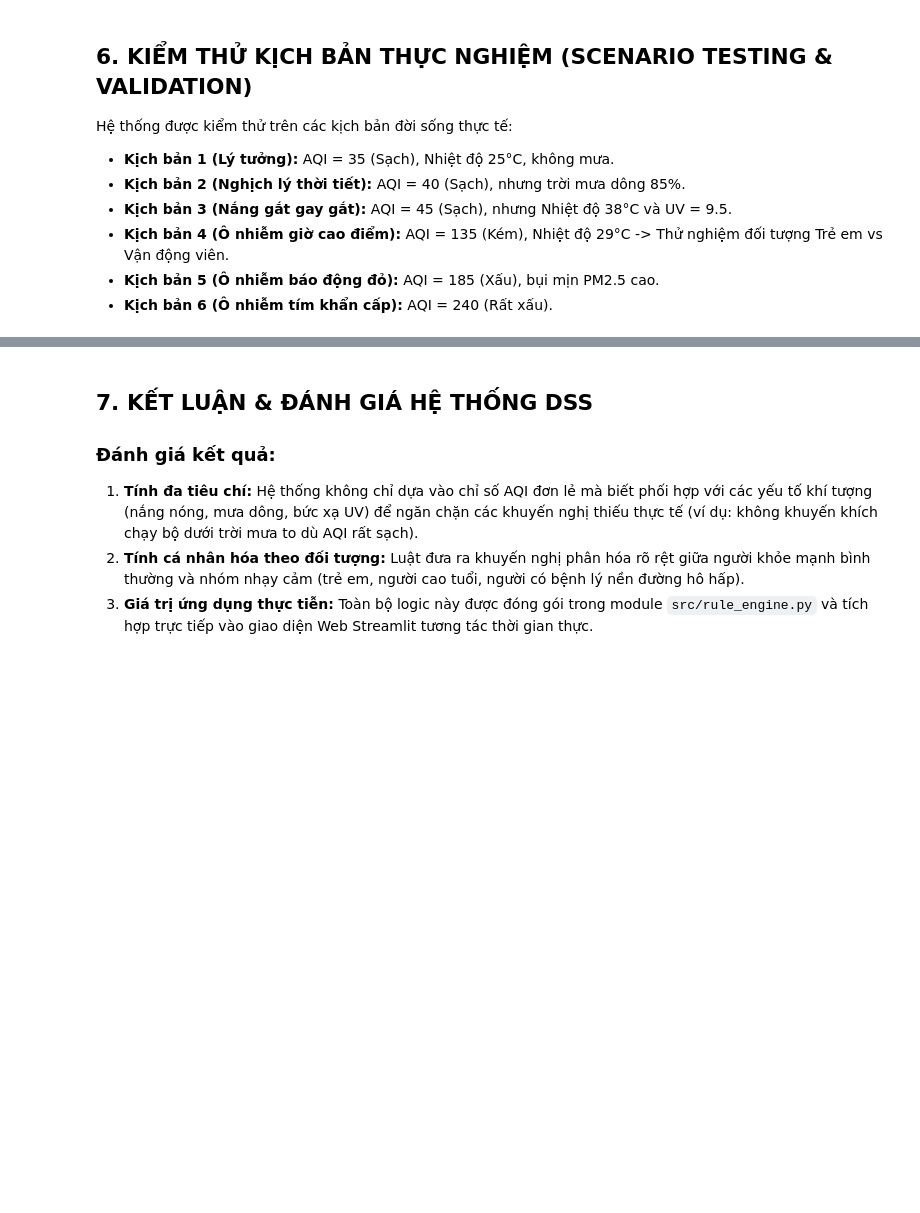
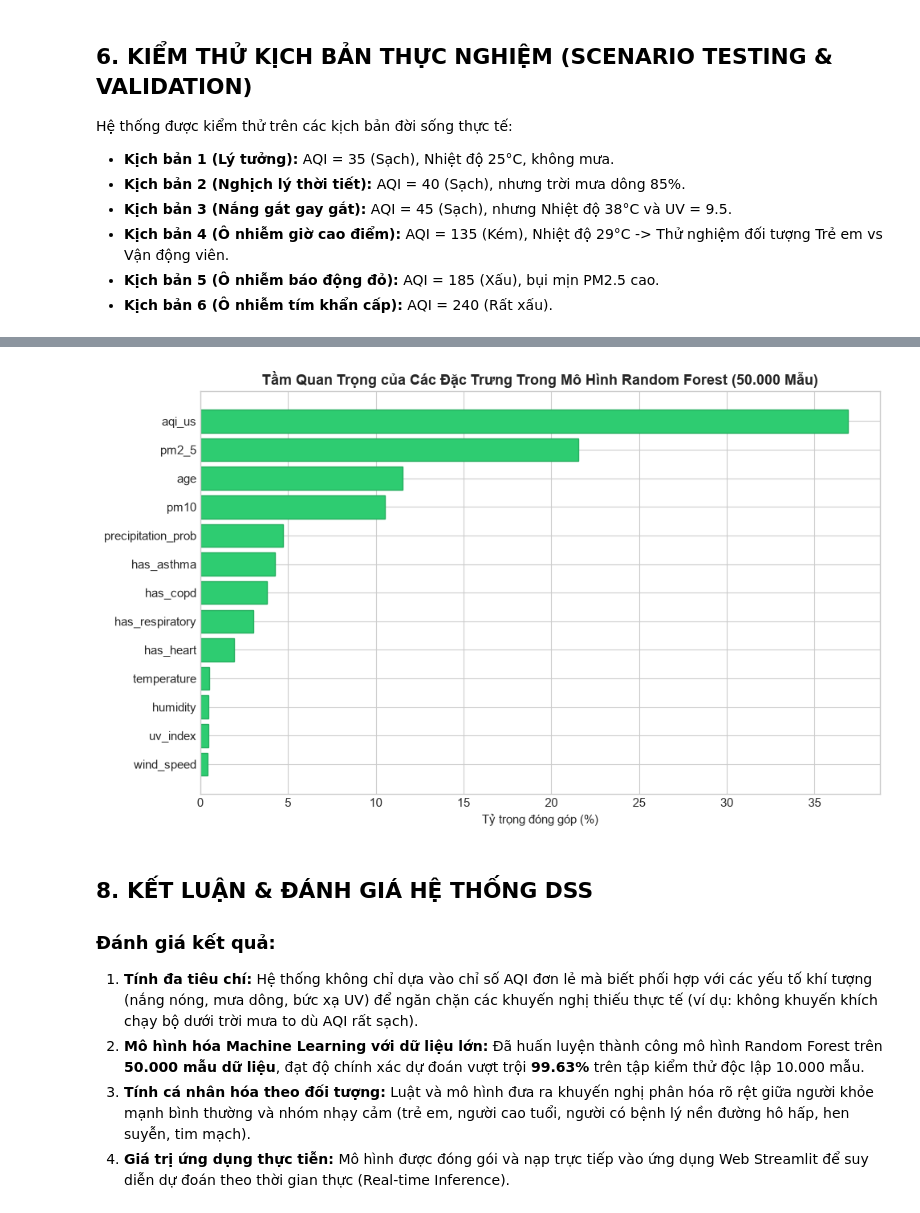
Before and after one commit to hoangwinbay/solar-energy, a Jupyter notebook: notebooks/air_quality_dss_analysis.ipynb, the cells around one changed output, grey strips where cells are left out. Drawn from its saved outputs; the diff is of its cells as text; code cells hidden in the pictures; blank space fills up the shorter version.

Commit message:
feat: cap nhat giao dien bang khuyen nghi, tich hop mo hinh Random Forest 50k mau va file khoi chay

```diff
--- a/notebooks/air_quality_dss_analysis.ipynb
+++ b/notebooks/air_quality_dss_analysis.ipynb
@@ -260,7 +308,24 @@ results_df
+# %%
+# Biểu đồ tầm quan trọng của các đặc trưng (Feature Importance)
+importances = rf_model.feature_importances_
+feat_df = pd.DataFrame({
+    'Feature': feature_cols,
+    'Importance (%)': importances * 100
+}).sort_values('Importance (%)', ascending=True)
+
+plt.figure(figsize=(10, 6))
+plt.barh(feat_df['Feature'], feat_df['Importance (%)'], color='#2ecc71', edgecolor='#27ae60')
+plt.title('Tầm Quan Trọng của Các Đặc Trưng Trong Mô Hình Random Forest (50.000 Mẫu)', fontsize=13, fontweight='bold')
+plt.xlabel('Tỷ trọng đóng góp (%)', fontsize=11)
+plt.tight_layout()
+plt.show()
+# %% [output]
+[figure, added]
 # %% [markdown]
-## 7. KẾT LUẬN & ĐÁNH GIÁ HỆ THỐNG DSS
+## 8. KẾT LUẬN & ĐÁNH GIÁ HỆ THỐNG DSS
 
 ### Đánh giá kết quả:
 1. **Tính đa tiêu chí:** Hệ thống không chỉ dựa vào chỉ số AQI đơn lẻ mà biết phối hợp với các yếu tố khí tượng (nắng nóng, mưa dông, bức xạ UV) để ngăn chặn các khuyến nghị thiếu thực tế (ví dụ: không khuyến khích chạy bộ dưới trời mưa to dù AQI rất sạch).
-2. **Tính cá nhân hóa theo đối tượng:** Luật đưa ra khuyến nghị phân hóa rõ rệt giữa người khỏe mạnh bình thường và nhóm nhạy cảm (trẻ em, người cao tuổi, người có bệnh lý nền đường hô hấp).
-3. **Giá trị ứng dụng thực tiễn:** Toàn bộ logic này được đóng gói trong module `src/rule_engine.py` và tích hợp trực tiếp vào giao diện Web Streamlit tương tác thời gian thực.
+2. **Mô hình hóa Machine Learning với dữ liệu lớn:** Đã huấn luyện thành công mô hình Random Forest trên **50.000 mẫu dữ liệu**, đạt độ chính xác dự đoán vượt trội **99.63%** trên tập kiểm thử độc lập 10.000 mẫu.
+3. **Tính cá nhân hóa theo đối tượng:** Luật và mô hình đưa ra khuyến nghị phân hóa rõ rệt giữa người khỏe mạnh bình thường và nhóm nhạy cảm (trẻ em, người cao tuổi, người có bệnh lý nền đường hô hấp, hen suyễn, tim mạch).
+4. **Giá trị ứng dụng thực tiễn:** Mô hình được đóng gói và nạp trực tiếp vào ứng dụng Web Streamlit để suy diễn dự đoán theo thời gian thực (Real-time Inference).
```
Also changed, not shown: parts of 7 cells of this notebook, 8 other files.
